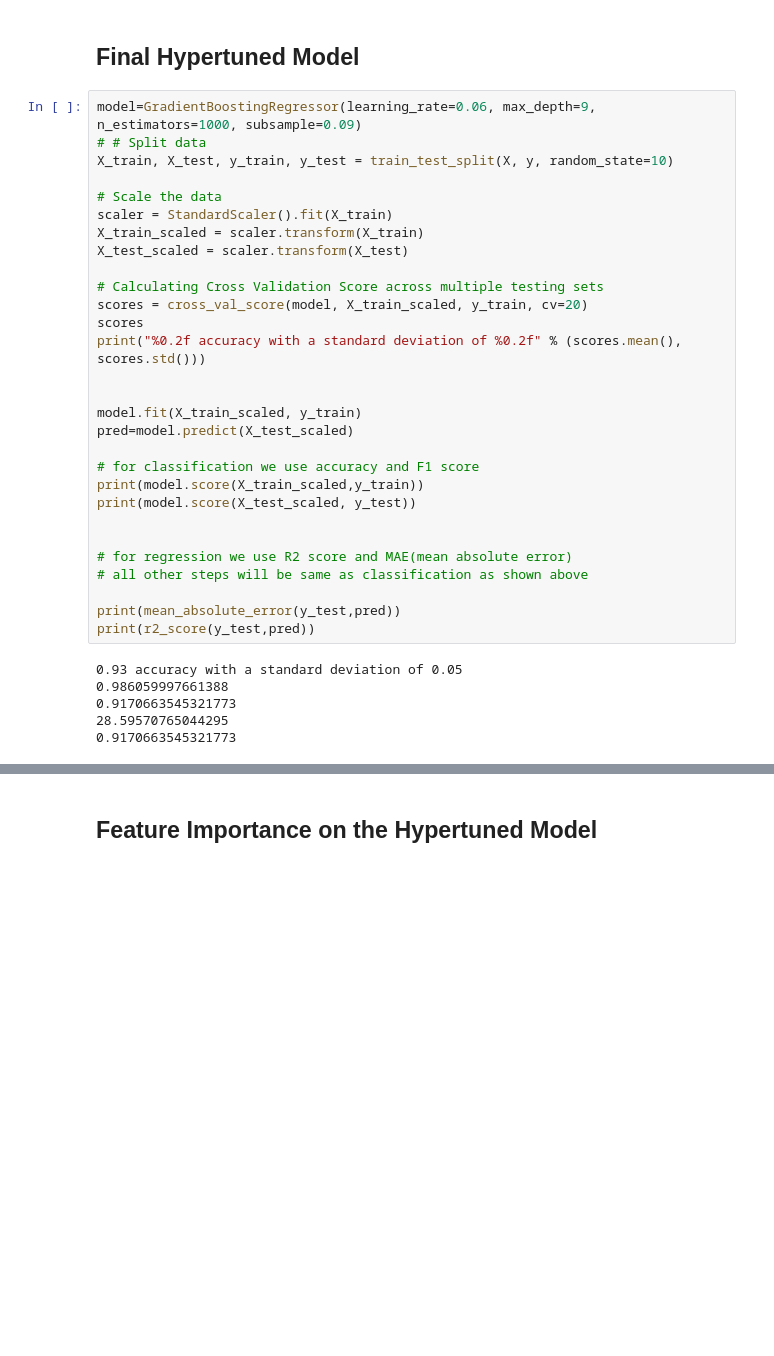
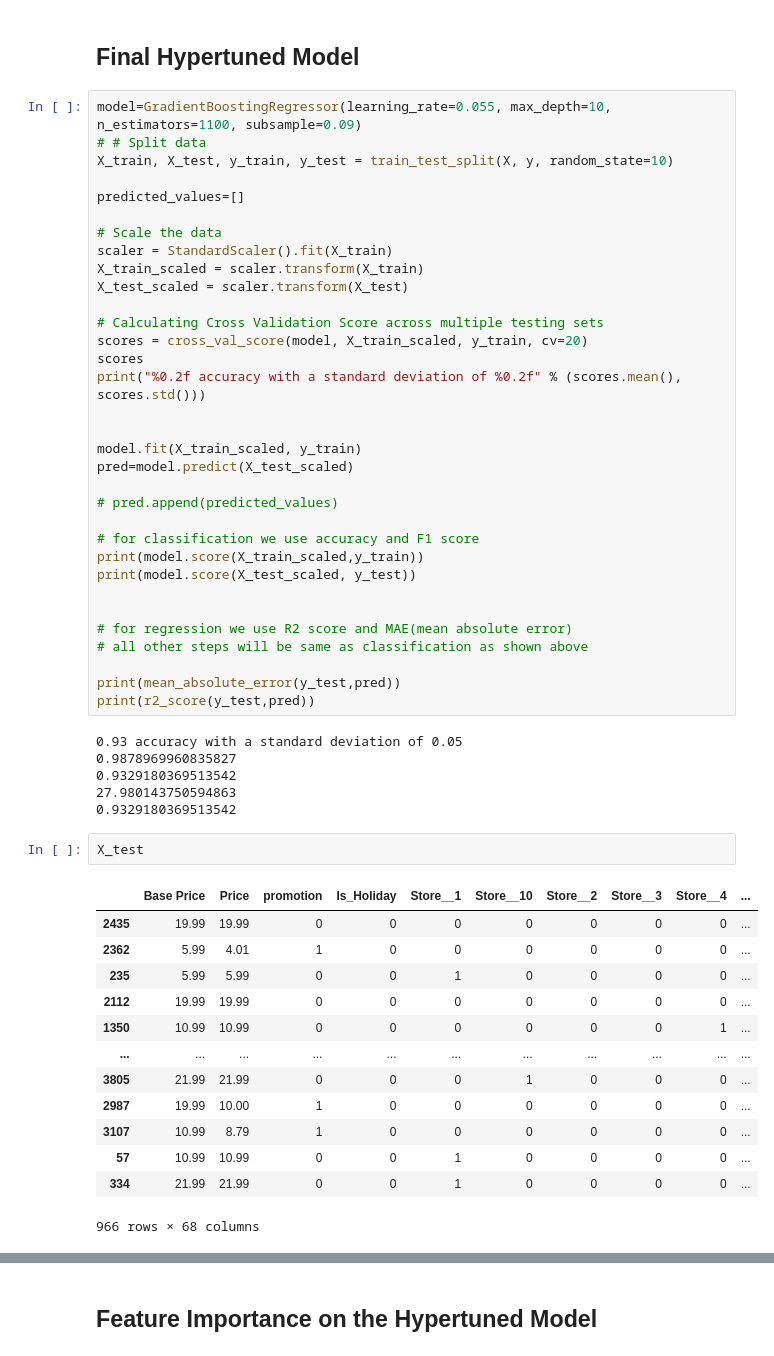
Before and after one commit to jackatopolis/s-martpredictor, a Jupyter notebook: static/data/hypertuning.ipynb, the cells around one changed output, grey strips where cells are left out. Cells and saved outputs as stored; diff of their text form; blank space fills up the shorter version.

```diff
--- a/static/data/hypertuning.ipynb
+++ b/static/data/hypertuning.ipynb
@@ -165,9 +165,11 @@ Results from Grid Search
 # %% [markdown]
 ## Final Hypertuned Model
 # %%
-model=GradientBoostingRegressor(learning_rate=0.06, max_depth=9, n_estimators=1000, subsample=0.09)
+model=GradientBoostingRegressor(learning_rate=0.055, max_depth=10, n_estimators=1100, subsample=0.09)
 # # Split data
 X_train, X_test, y_train, y_test = train_test_split(X, y, random_state=10)
+
+predicted_values=[]
 
 # Scale the data
 scaler = StandardScaler().fit(X_train)
@@ -183,6 +185,8 @@ print("%0.2f accuracy with a standard deviation of %0.2f" % (scores.mean(), scor
 model.fit(X_train_scaled, y_train)
 pred=model.predict(X_test_scaled)
 
+# pred.append(predicted_values)
+
 # for classification we use accuracy and F1 score
 print(model.score(X_train_scaled,y_train))
 print(model.score(X_test_scaled, y_test))
@@ -195,7 +199,23 @@ print(mean_absolute_error(y_test,pred))
 print(r2_score(y_test,pred))
 # %% [output]
 0.93 accuracy with a standard deviation of 0.05
-0.986059997661388
-0.9170663545321773
-28.59570765044295
-0.9170663545321773
+0.9878969960835827
+0.9329180369513542
+27.980143750594863
+0.9329180369513542
+# %%
+X_test
+# %% [output]
+|  | Base Price | Price | promotion | Is_Holiday | Store__1 | Store__10 | Store__2 | Store__3 | Store__4 | ... |
+| 2435 | 19.99 | 19.99 | 0 | 0 | 0 | 0 | 0 | 0 | 0 | ... |
+| 2362 | 5.99 | 4.01 | 1 | 0 | 0 | 0 | 0 | 0 | 0 | ... |
+| 235 | 5.99 | 5.99 | 0 | 0 | 1 | 0 | 0 | 0 | 0 | ... |
+| 2112 | 19.99 | 19.99 | 0 | 0 | 0 | 0 | 0 | 0 | 0 | ... |
+| 1350 | 10.99 | 10.99 | 0 | 0 | 0 | 0 | 0 | 0 | 1 | ... |
+| ... | ... | ... | ... | ... | ... | ... | ... | ... | ... | ... |
+| 3805 | 21.99 | 21.99 | 0 | 0 | 0 | 1 | 0 | 0 | 0 | ... |
+| 2987 | 19.99 | 10.00 | 1 | 0 | 0 | 0 | 0 | 0 | 0 | ... |
+| 3107 | 10.99 | 8.79 | 1 | 0 | 0 | 0 | 0 | 0 | 0 | ... |
+| 57 | 10.99 | 10.99 | 0 | 0 | 1 | 0 | 0 | 0 | 0 | ... |
+| 334 | 21.99 | 21.99 | 0 | 0 | 1 | 0 | 0 | 0 | 0 | ... |
+966 rows × 68 columns
```
Also changed, not shown: parts of 9 cells of this notebook, 5 other files.
